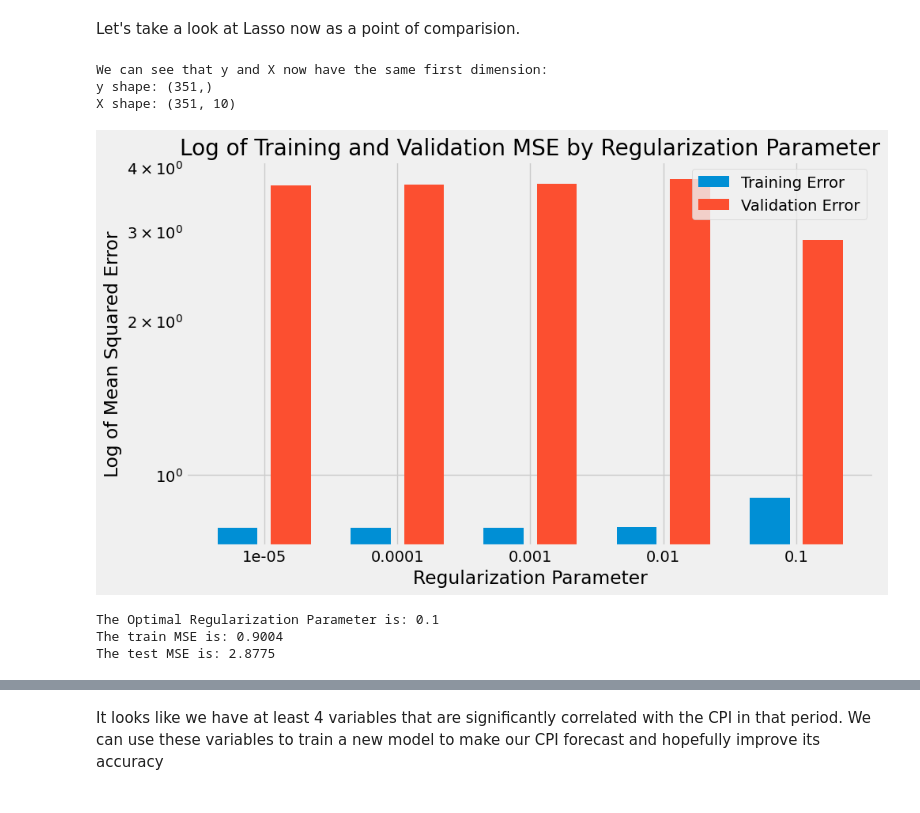
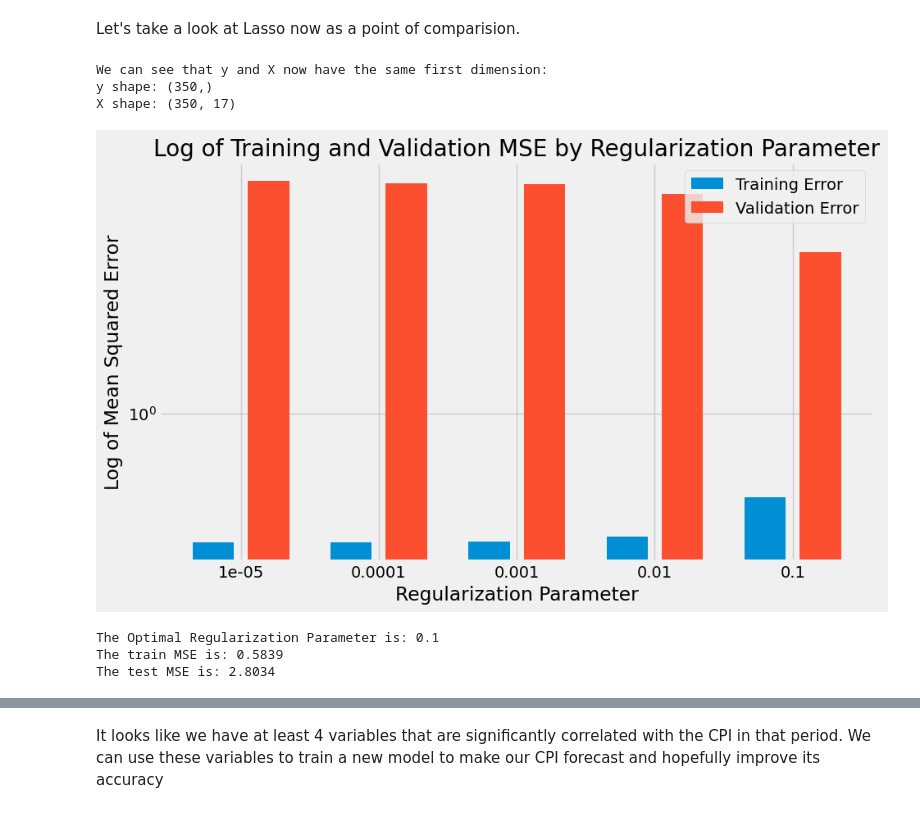
Before and after one commit to Harrison-Ward/inflator, a Jupyter notebook: src/ltsm_forecast_slim.ipynb, the cells around one changed output, grey strips where cells are left out. Saved outputs shown, nothing was run; the diff lists cells and outputs as text; code cells hidden in the pictures.

```diff
--- a/src/ltsm_forecast_slim.ipynb
+++ b/src/ltsm_forecast_slim.ipynb
@@ -348,7 +435,9 @@ That said, should we just throw the whole kitchen sink at our model and let *it*
 # %%
 # fetch more data from FRED
 # when copying and pasting into python, I like to put them in one long string and split on white space to save some time
-predictors = 'MICH WTISPLC APU0000709112 UNRATE PCUOMFGOMFG CUUR0000SA0R CUSR0000SAH1 FEDFUNDS PSAVERT CIVPART'.split(' ')
+predictors = "MICH WTISPLC APU0000709112 EXPINF1YR UMCSENT EXPINF2YR EXPINF5YR TENEXPCHAREARISPRE UNRATE PCUOMFGOMFG CUUR0000SA0R CUSR0000SAH1 FEDFUNDS PSAVERT CIVPART PCU483111483111 PCEC96".split(
+    " "
+)
 
 datasets = []
 for predictor in predictors:
@@ -375,9 +471,10 @@ for start_date in start_dates:
 We see that our most shortest data series only goes back to July of 1995 (1995-07-01), so for the sake of making things balanced, I am going to shift up all my dates up to 1995 and we will only use data from that point forward. This way I can train the model on the full set of data.
 # %%
 # shift the dates up to 1995
-df = datasets[0]['1995-07-01':]
+df = datasets[0]["1995-07-01":]
 for data in datasets[1:]:
-    df = df.join(data['1995-07-01':])
+    df = df.join(data["1995-07-01":])
+df.fillna(0.0, inplace=True)
 # %%
 # scale the data and perform PCA
 scaler = StandardScaler()
@@ -412,17 +509,19 @@ Notice that periods of high inflation are all clumped together, with the last tw
 # %% [markdown]
 Let's take a look at Lasso now as a point of comparision.
 # %%
-# split cpi-numbers into X and y
-y = uc['x']['1995-08-01':]
-X = df.values
+# split cpi-numbers into X (lag of 1) and y
+y = uc["x"]["1995-09-01":]
+X = df.iloc[2:].values
 
-print(f'We can see that y and X now have the same first dimension:\ny shape: {y.shape}\nX shape: {X.shape}')
+print(
+    f"We can see that y and X now have the same first dimension:\ny shape: {y.shape}\nX shape: {X.shape}"
+)
 # %% [output]
 We can see that y and X now have the same first dimension:
-y shape: (351,)
-X shape: (351, 10)
+y shape: (350,)
+X shape: (350, 17)
 # %%
-reg_params = [10**(-x) for x in range(5,0, -1)]
+reg_params = [10 ** (-x) for x in range(5, 0, -1)]
 train_error, train_std, validation_error, validation_std = [], [], [], []
 folds = 10
 
@@ -433,43 +532,45 @@ for param in reg_params:
 
     y_pred_train = lasso.predict(X)
 
-    mse = cross_validate(lasso, X, y, cv=folds, scoring='neg_mean_squared_error', return_train_score=True)
+    mse = cross_validate(
+        lasso, X, y, cv=folds, scoring="neg_mean_squared_error", return_train_score=True
+    )
 
-    train_error.append(-1*np.mean(mse['train_score']))
-    train_std.append(np.std(mse['train_score']))
+    train_error.append(-1 * np.mean(mse["train_score"]))
+    train_std.append(np.std(mse["train_score"]))
 
-    validation_error.append(-1*np.mean(mse['test_score']))
-    validation_std.append(np.std(mse['test_score']))
+    validation_error.append(-1 * np.mean(mse["test_score"]))
+    validation_std.append(np.std(mse["test_score"]))
 # %%
-width = .3
-space = .4
+width = 0.3
+space = 0.4
 index = np.arange(len(reg_params))
 
 # Plot both MSE degrees side by side
-plt.rcParams["figure.figsize"] = (10,6)
-plt.bar(index, train_error, width, label='Training Error', log=True)
+plt.rcParams["figure.figsize"] = (10, 6)
+plt.bar(index, train_error, width, label="Training Error", log=True)
 
-plt.bar(index + space, validation_error, width, label='Validation Error', log=True)
+plt.bar(index + space, validation_error, width, label="Validation Error", log=True)
 
 # Label and annotate
-plt.title('Log of Training and Validation MSE by Regularization Parameter')
-plt.xlabel('Regularization Parameter')
+plt.title("Log of Training and Validation MSE by Regularization Parameter")
+plt.xlabel("Regularization Parameter")
 plt.xticks((index + space / 2), reg_params)
-plt.ylabel('Log of Mean Squared Error')
+plt.ylabel("Log of Mean Squared Error")
 plt.legend()
 plt.show()
 
 best_mse = min(validation_error)
 best_param = reg_params[validation_error.index(best_mse)]
 
-print(f'The Optimal Regularization Parameter is: {best_param}')
-print(f'The train MSE is: {train_error[validation_error.index(best_mse)]:.4f}')
-print(f'The test MSE is: {best_mse:.4f}')
+print(f"The Optimal Regularization Parameter is: {best_param}")
+print(f"The train MSE is: {train_error[validation_error.index(best_mse)]:.4f}")
+print(f"The test MSE is: {best_mse:.4f}")
 # %% [output]
-[figure, old version]
+[figure, new version]
 The Optimal Regularization Parameter is: 0.1
-The train MSE is: 0.9004
-The test MSE is: 2.8775
+The train MSE is: 0.5839
+The test MSE is: 2.8034
 # %%
 lasso = Lasso(alpha=best_param, max_iter=300000)
 
```
Also changed, not shown: parts of 54 cells of this notebook.
